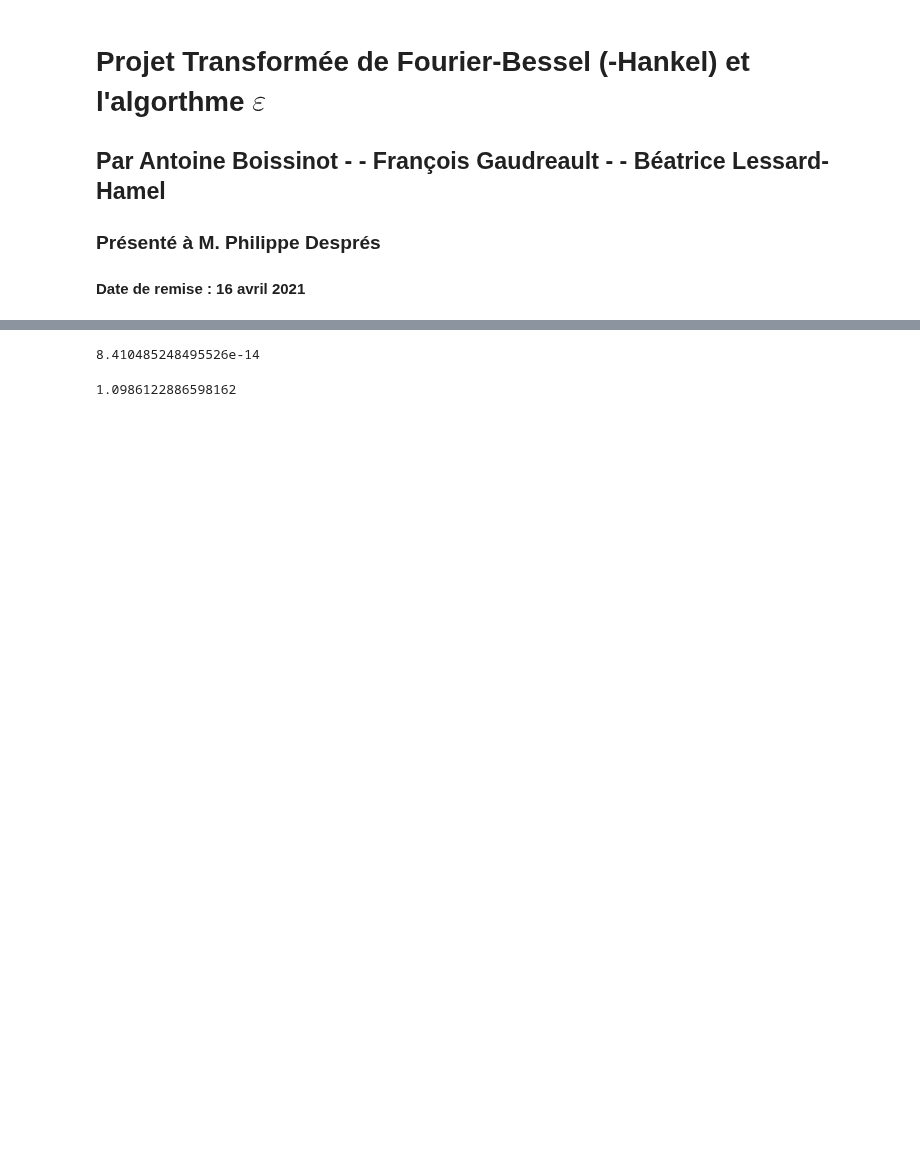
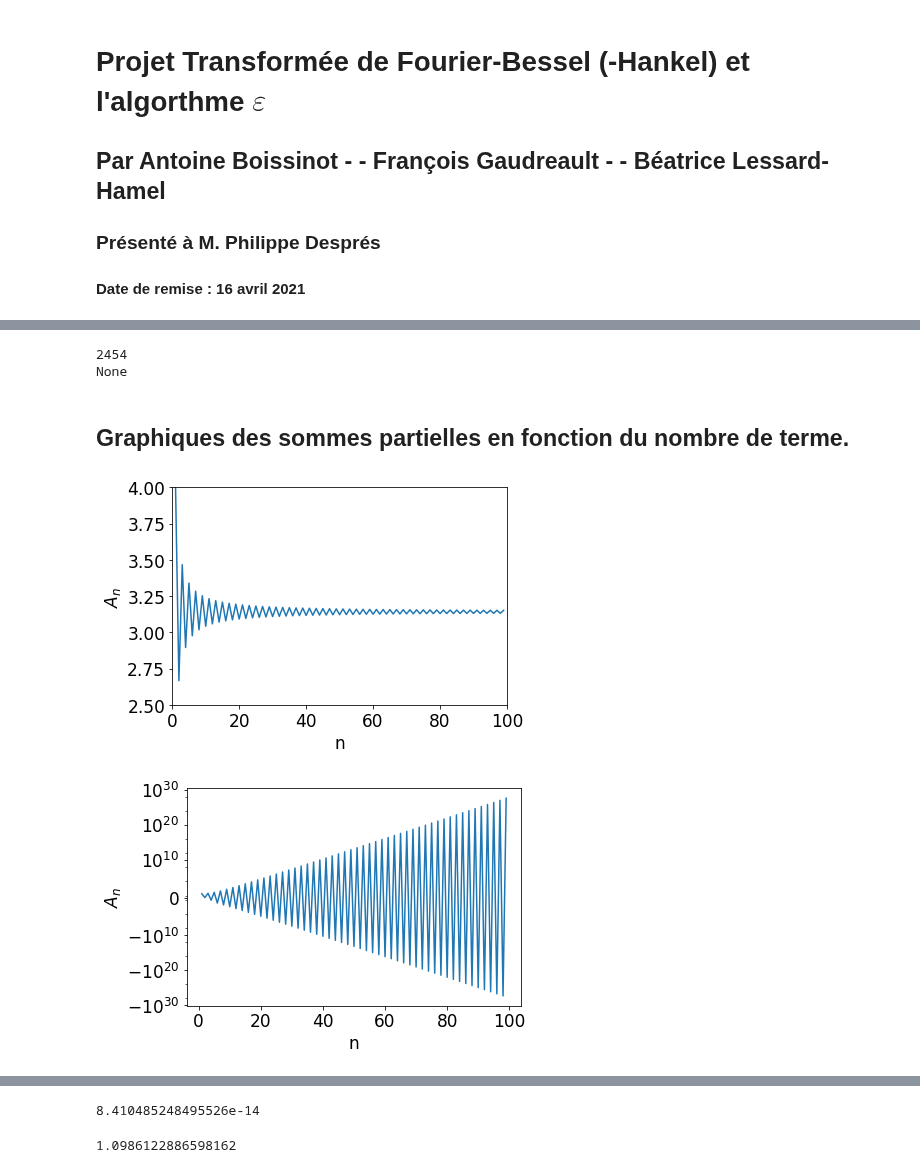
Before and after one commit to essheh/PHYZ_NUM, a Jupyter notebook: Projet/Projet.ipynb, the cells around one changed output, grey strips where cells are left out. Cells and saved outputs as stored; diff of their text form; code cells hidden in the pictures; blank space fills up the shorter version.

```diff
--- a/Projet/Projet.ipynb
+++ b/Projet/Projet.ipynb
@@ -41,7 +52,6 @@ def ln3(n):
 
     return terms_ln3, part_sum_ln3, err_ln3_pct
 # %%
-n = 3
-
+n = 10
 terms_ln3, part_sum_ln3, err_ln3 = ln3(n)
 # %%
@@ -56,18 +85,27 @@ Erreur relative avec la fonction de numpy : 142.7304604338 %
+# %%
+print(dec_counter(part_sum_leibniz, 3.141, 3.142, 3))
+# %% [output]
+2454
+None
 # %%
-def epsilon(partial,n):
+def epsilon(terms):
     """
     The function returns the Sum of n terms of a serie with the epsilon algorithm.
     param 1 S: array of terms of a serie with the size n.
-    return: sum, Sum of the serie.
+    return: Epsilon matrix, approximation error, More accurate value.
     """
+    n = len(terms)
     e = np.zeros((n + 1, n + 1))
-
     for i in range(1, n + 1):
-        e[i, 1] = partial[i - 1]
+        e[i, 1] = terms[i - 1]#All the partial sum
 
     for i in range(3, n + 2):
         for j in range(3, i + 1):
-            e[i - 1, j - 1] = e[i - 2, j - 3] + 1 / (e[i - 1, j - 2] - e[i - 2, j - 2])
+            e[i - 1, j - 1] = e[i - 2, j - 3] + 1 / (e[i - 1, j - 2] - e[i - 2, j - 2]) #Epsilon Algo
 
-    sumation = e[:, 1:n + 1:2]
-    return sumation[-1,-1]
+    mat = e[:, 1:n + 1:2]#Triangular epsilon matrix
+    if n>4:
+        err_approx = abs(mat[-1,-3]-mat[-1,-1])#Approximation error
+    else:
+        err_approx = float(nan)
+    return mat,err_approx,mat[-1,-1]
@@ -73,0 +148,27 @@ def epsilon(partial,n):
+# %% [markdown]
+## Graphiques des sommes partielles en fonction du nombre de terme.
+# %%
+Leb = compute(1,100,leibniz)
+ln = compute(1,100,ln3)
+
+plt.rcParams.update({'font.size': 17})
+params = {'legend.fontsize': 10,
+          'legend.handlelength': 2}
+plt.rcParams.update(params)
+
+plt.plot(Leb[0],Leb[2][0])
+plt.ylabel('$A_n$')
+plt.xlabel('n')
+plt.ylim(2.5,4)
+plt.xlim(0,100)
+plt.show()
+
+plt.plot(ln[0],ln[2][0])
+plt.yscale("symlog")
+plt.ylabel('$A_n$')
+plt.xlabel('n')
+plt.yticks([-10e29,-10e19,-10e9,0,10e9,10e19,10e29])
+plt.show()
+# %% [output]
+[figure, added]
+[figure, added]
```
Also changed, not shown: parts of 17 cells of this notebook, 4 other files.
